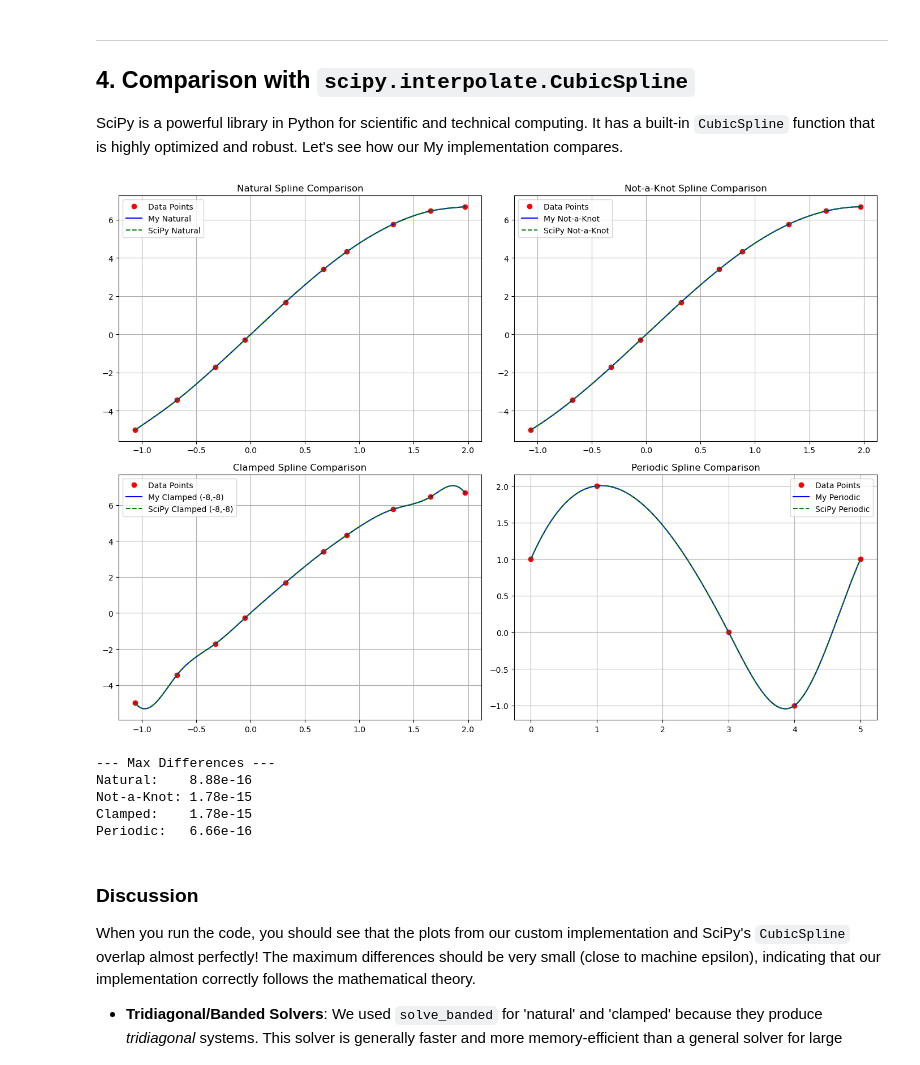
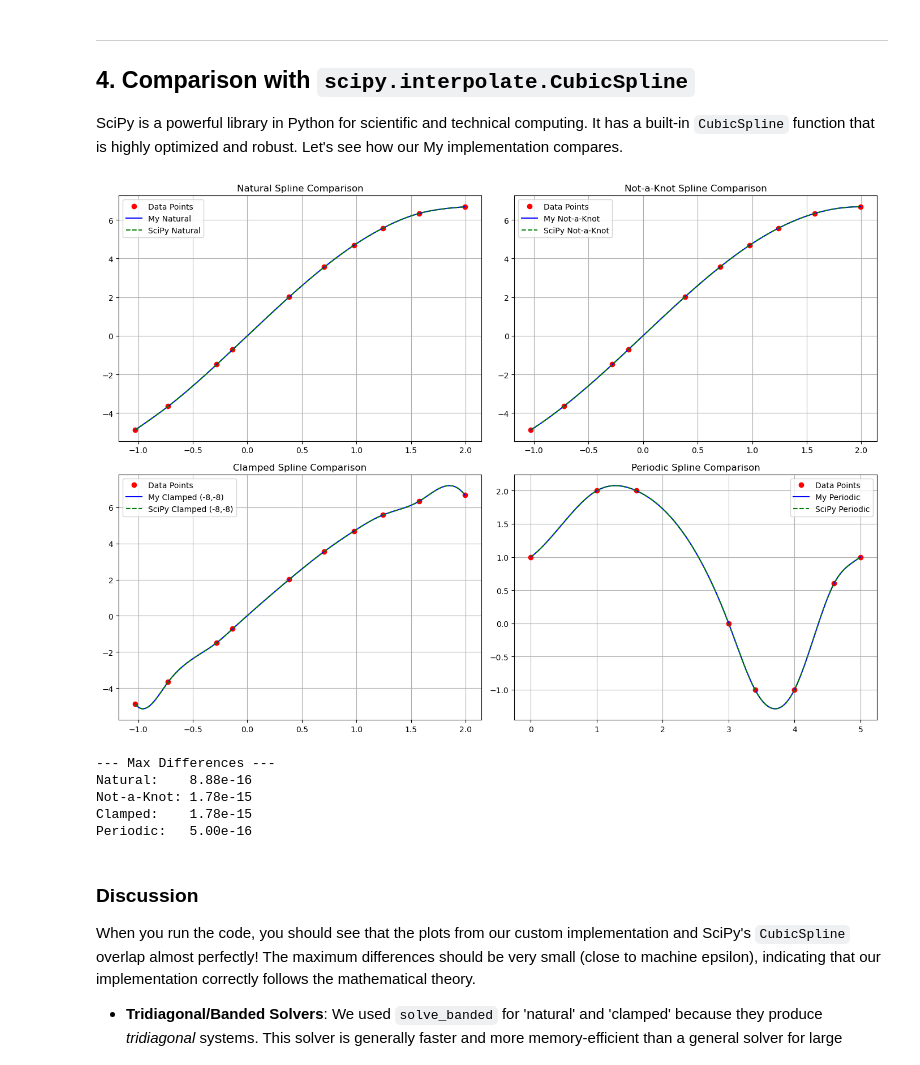
Before and after one commit to diegoandresalvarez/metodosnumericos, a Jupyter notebook: codigo/03_interpolacion/cubic_spline_interpolation.ipynb, the cells around one changed output. Cells and saved outputs as stored; diff of their text form; code cells hidden in the pictures.

```diff
--- a/codigo/03_interpolacion/cubic_spline_interpolation.ipynb
+++ b/codigo/03_interpolacion/cubic_spline_interpolation.ipynb
@@ -324,12 +286,12 @@ y_my_clamped = my_clamped(x_plot)
 y_sp_clamped = sp_clamped(x_plot)
 
 # 4. Periodic Spline (Needs periodic data)
-x_periodic = np.array([0, 1, 3,  4, 5])
-y_periodic = np.array([1, 2, 0, -1, 1]) # Ensure y[0] == y[-1]
-x_plot_p = np.linspace(x_periodic[0], x_periodic[-1], 200)
+x_periodic = np.array([0, 1, 1.6, 3, 3.4, 4, 4.6, 5])
+y_periodic = np.array([1, 2, 2, 0, -1, -1, 0.6, 1]) # Ensure y[0] == y[-1]
+x_plot_p   = np.linspace(x_periodic[0], x_periodic[-1], 200)
 
-my_periodic = MyCubicSpline(x_periodic, y_periodic, bc_type='periodic')
-sp_periodic = CubicSpline  (x_periodic, y_periodic, bc_type='periodic')
+my_periodic   = MyCubicSpline(x_periodic, y_periodic, bc_type='periodic')
+sp_periodic   = CubicSpline  (x_periodic, y_periodic, bc_type='periodic')
 y_my_periodic = my_periodic(x_plot_p)
 y_sp_periodic = sp_periodic(x_plot_p)
 
@@ -356,39 +318,39 @@ plt.legend()
 plt.grid(True)
 
 # Clamped
 plt.subplot(2, 2, 3)
 plt.plot(x_points, y_points,   'ro',  label='Data Points')
 plt.plot(x_plot, y_my_clamped, 'b-',  label=f'My Clamped ({fpx0},{fpxn})')
 plt.plot(x_plot, y_sp_clamped, 'g--', label=f'SciPy Clamped ({fpx0},{fpxn})')
 plt.title('Clamped Spline Comparison')
 plt.legend()
 plt.grid(True)
 
 # Periodic
 plt.subplot(2, 2, 4)
 plt.plot(x_periodic, y_periodic,    'ro',  label='Data Points')
 plt.plot(x_plot_p,   y_my_periodic, 'b-',  label='My Periodic')
 plt.plot(x_plot_p,   y_sp_periodic, 'g--', label='SciPy Periodic')
 plt.title('Periodic Spline Comparison')
 plt.legend()
 plt.grid(True)
 
 plt.tight_layout()
 plt.show()
 
 # --- Check differences ---
 print("\n--- Max Differences ---")
 print(f"Natural:    {np.max(np.abs(y_my_natural  - y_sp_natural)) :.2e}")
 print(f"Not-a-Knot: {np.max(np.abs(y_my_nak      - y_sp_nak))     :.2e}")
 print(f"Clamped:    {np.max(np.abs(y_my_clamped  - y_sp_clamped)) :.2e}")
 print(f"Periodic:   {np.max(np.abs(y_my_periodic - y_sp_periodic)):.2e}")
 # %% [output]
-[figure, old version]
+[figure, new version]
 --- Max Differences ---
 Natural:    8.88e-16
 Not-a-Knot: 1.78e-15
 Clamped:    1.78e-15
-Periodic:   6.66e-16
+Periodic:   5.00e-16
 # %% [markdown]
 ### Discussion
 
```
Also changed, not shown: parts of 2 cells of this notebook.
